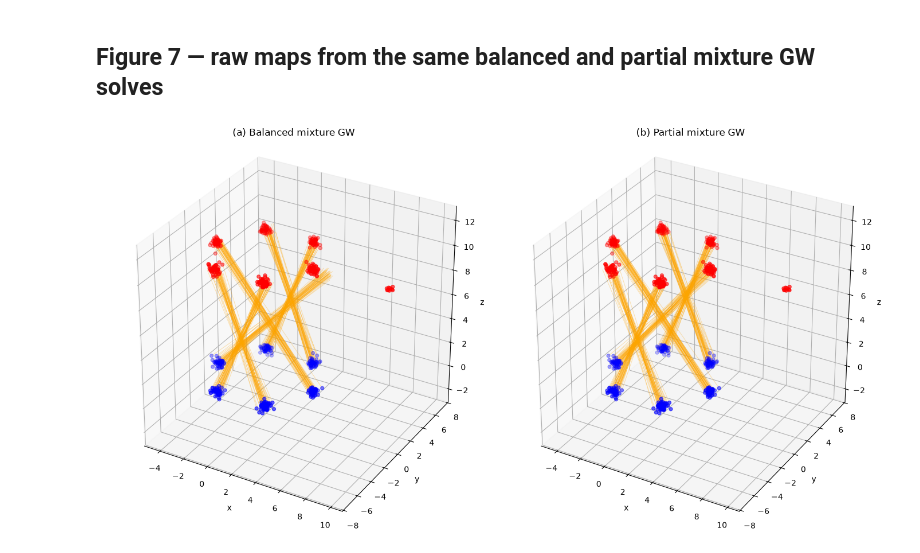
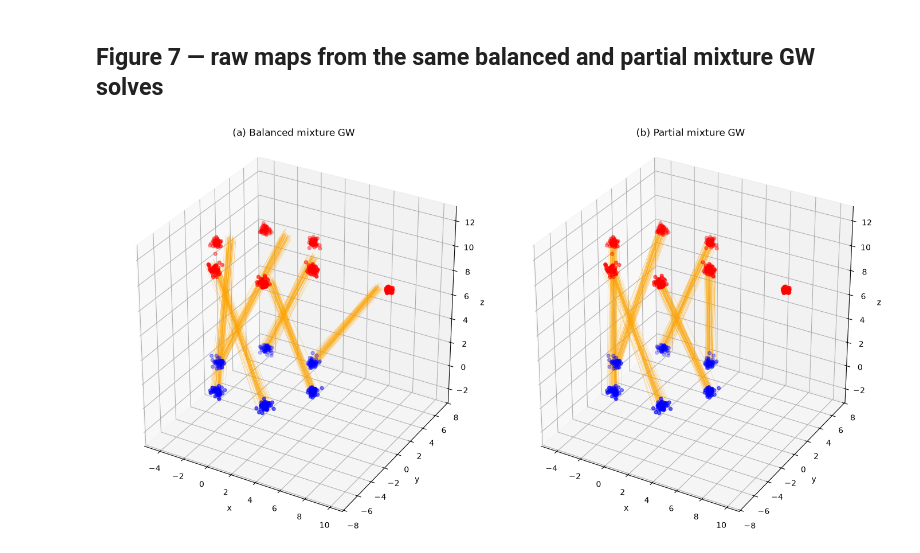
Before and after one commit to yachimura-lab/EPGOT-PMGW, a Jupyter notebook: docs/notebook/figure6_7.ipynb, the cells around one changed output. Saved outputs shown, nothing was run; the diff lists cells and outputs as text; code cells hidden in the pictures.

```diff
--- a/docs/notebook/figure6_7.ipynb
+++ b/docs/notebook/figure6_7.ipynb
@@ -53,7 +53,7 @@ POINTS = 300              # points sampled from each ring
 SIGMA = 0.2               # component standard deviation, covariance 0.04 I_3
 RADIUS = 4.0              # ring radius, identical for source and target
 HEIGHT = 10.0             # the target ring lies in the plane z = HEIGHT
-NOISE_POINTS = 10         # outlying points added to the target
+NOISE_POINTS = 50         # outlying points added to the target
 NOISE_CENTRE = np.array([2.5 * RADIUS, 0.0, HEIGHT])  # centre of the noise ball
 NOISE_RADIUS = 0.3        # radius of that ball
 
@@ -361,28 +361,28 @@ plt.show()
 ## Figure 7 — raw maps from the same balanced and partial mixture GW solves
 # %%
 figure7 = make_figure7(figure67_data, figure67_solved)
-figure7_path = OUTPUT_DIR / "figure7.pdf"
-figure7.savefig(figure7_path, format="pdf", bbox_inches="tight")
+figure7_path = OUTPUT_DIR / "figure7.png"
+figure7.savefig(figure7_path, format="png", bbox_inches="tight")
 mixture_panels = [
     panel for panel in method_panels if panel["method"] in {"MGW2", "pMGW2"}
 ]
 write_figure_sidecar(
     METADATA_DIR / "figure7.json",
     figure=7,
     outputs=[figure7_path],
     panels=mixture_panels,
     inputs=common_inputs,
     seeds={
         "source_sampling": DEFAULT_SEED,
         "target_sampling": DEFAULT_SEED + 1,
         "noise_sampling": DEFAULT_SEED + 2,
         "fit": DEFAULT_SEED,
     },
     notes=(
         "solve_id values are identical to the balanced and partial mixture "
         "GW panels in Figure 6."
     ),
 )
 plt.show()
 # %% [output]
-[figure, old version]
+[figure, new version]
```
Also changed, not shown: parts of 4 cells of this notebook, 9 other files.
